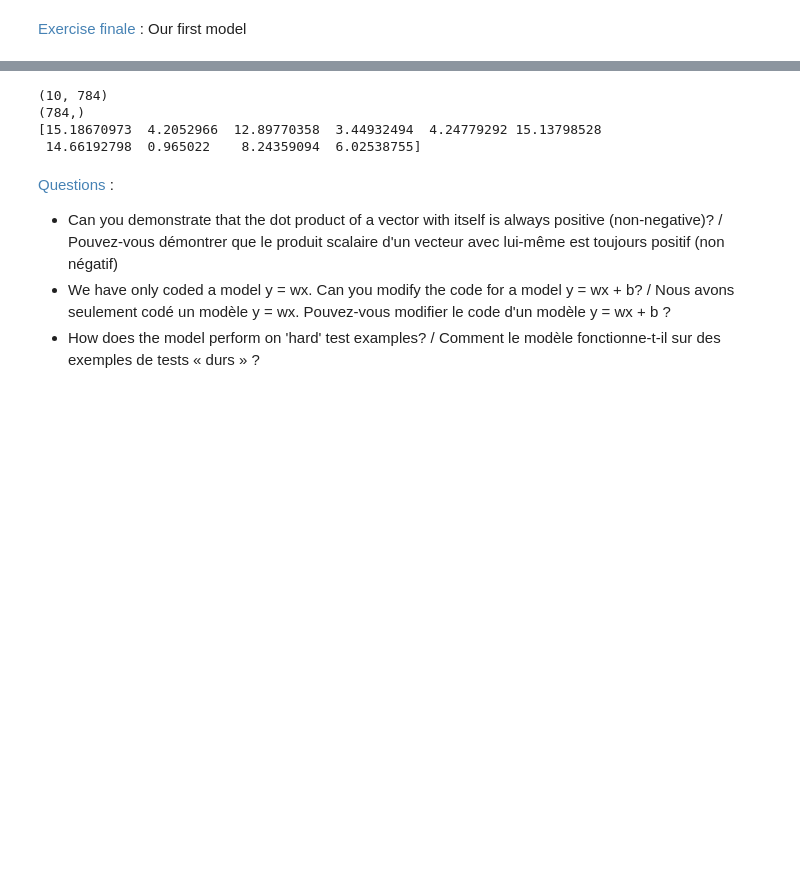
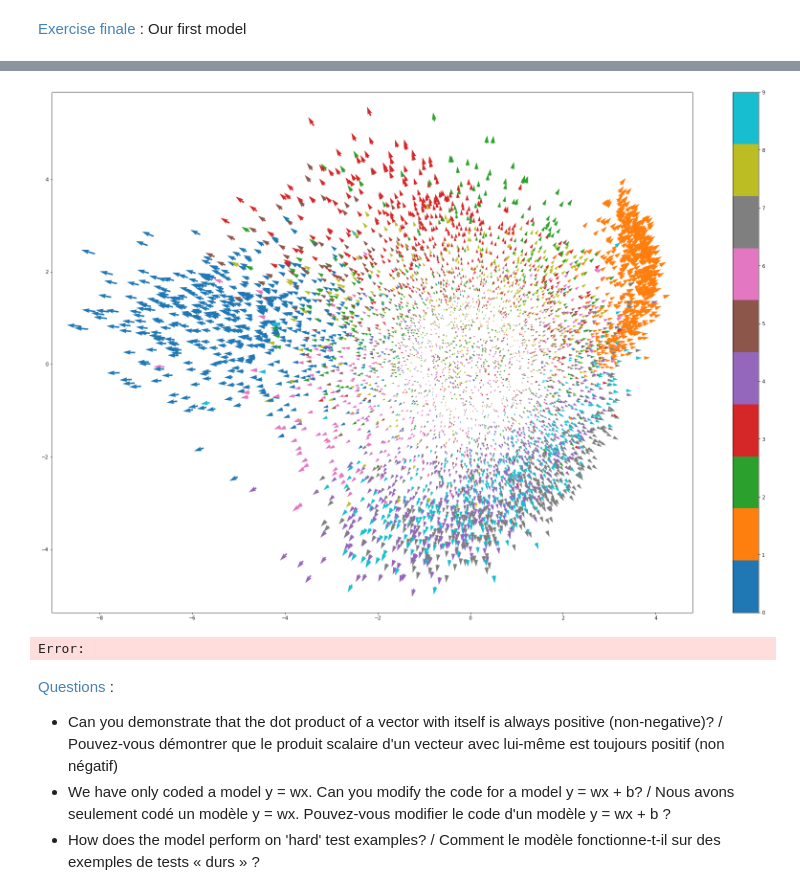
Before and after one commit to SergeiGrudinin/deeplearning-beginners, a Jupyter notebook: notebook/Exercise1.ipynb, the cells around one changed output, grey strips where cells are left out. Cells and saved outputs as stored; diff of their text form; code cells hidden in the pictures; blank space fills up the shorter version.

```diff
--- a/notebook/Exercise1.ipynb
+++ b/notebook/Exercise1.ipynb
@@ -341,14 +327,5 @@ plt.show()
 # %%
 import numpy as np
-
-# def flatten(X):
-#     X_flat = ...                                 # Flatten: (N x 28 x 28) -> (N x 784)
-#     # output = np.c_[X_flat, np.ones(len(X))]       # Append 1: (N x 784) -> (N x 785)
-#     return output
-
-# data = np.load('mnist.npz')
-# Xtrain = flatten(data['train_x'])             # (60000 x 785)
-# Ytrain = data['train_y']                      # (60000)
 
 def flatten(W): #applicable to tensors
     v = np.empty(shape=(W.shape[0],W.shape[1]*W.shape[2])) #
@@ -357,12 +334,10 @@ def flatten(W): #applicable to tensors
         for i in range(W.shape[1]):
             for j in range (W.shape[2]):
                 indx = indx + 1
-                v[k][indx] = W[k][i][j]
-    # v = ... # Exercise 12, please convert a 5 x 5 matrix to a 25 vector
+                v[k][indx] = ... # Modify this line!
     return v
-# train_small (6000, 28, 28)
 
-Xtrain = flatten(train_small)                   # (6000 x 784)
+Xtrain = flatten(small_training_set)                   # (6000 x 784)
 Ytrain = label_small                   # (6000)
 
 Xtest = flatten(data['test_x'])               # (10000 x 785)
@@ -370,25 +350,21 @@ Ytest = data['test_y']                        # (10000)
+# %%
+#visualization part
+X_cent = (Xtrain - Xtrain.mean(axis = 0))
+
+#dimensionalisty reduction part, to plot dimension 784 on a x-y plane!
+U, S, Vt =  np.linalg.svd(X_cent, full_matrices=False)
+V = Vt.T
+S = np.diag(S)
+PCs = U.dot(S)
+
+f, ax = plt.subplots(figsize=(30, 20))
+sc = plt.quiver( PCs[:,0],PCs[:,1], PCs[:,0],PCs[:,1], Ytrain, cmap='tab10')
+
+plt.colorbar(sc)
+plt.show()
+# %% [output]
+[figure, added]
 # %%
-def dot_product(W,a):
-    # print(W.shape)
-    # print(a.shape)
-    assert W.shape[-1] == a.shape[0]
-    # dot = []
-
-    shape0 = W.shape[0]
-    shape1 = W.shape[1]
-    dot_np = np.empty(shape0)
-
-    # print(dot_np)
-
-    for i in range(shape0):
-        # dot_i = 0
-        dot_np[i] = 0
-        for j in range(shape1):
-            # dot_i = dot_i + W[i][j]*a[j]
-            dot_np[i] += W[i][j]*a[j]
-        # dot.append(dot_i)
-    return dot_np
-
 W = np.random.randn(10, 28*28)            # (10 x 784), initial weights
 
 eta = 0.001
@@ -401,10 +377,9 @@ for t in range(100):
         y_pred = argmax(dot)                    # substitute your argmax / remplacez par votre argmax
 
         if y_pred != y:
-            continue
-            # W[y] += ...                         # we need to increase the dot product... How can we do this? /
+            W[y] += ...                         # we need to increase the dot product... How can we do this? /
                                                 # nous devons augmenter le produit scalaire... Comment pouvons-nous faire cela ?
-            # W[y_pred] -= ...                    # we need to decreases the dot product... How can we do this? /
+            W[y_pred] -= ...                    # we need to decreases the dot product... How can we do this? /
                                                 # nous devons diminuer le produit scalaire... Comment pouvons-nous faire cela ?
         else:
             num_correct_train += 1
@@ -423,10 +398,7 @@ for t in range(100):
         float(num_correct_test) / len(Ytest)
     ))
 # %% [output]
-(10, 784)
-(784,)
-[15.18670973  4.2052966  12.89770358  3.44932494  4.24779292 15.13798528
- 14.66192798  0.965022    8.24359094  6.02538755]
+Error:
 # %% [markdown]
 <span style="color:SteelBlue"> Questions</span> :
 - Can you demonstrate that the dot product of a vector with itself is always positive (non-negative)? / Pouvez-vous démontrer que le produit scalaire d'un vecteur avec lui-même est toujours positif (non négatif)
```
Also changed, not shown: parts of 12 cells of this notebook, 2 other files.
